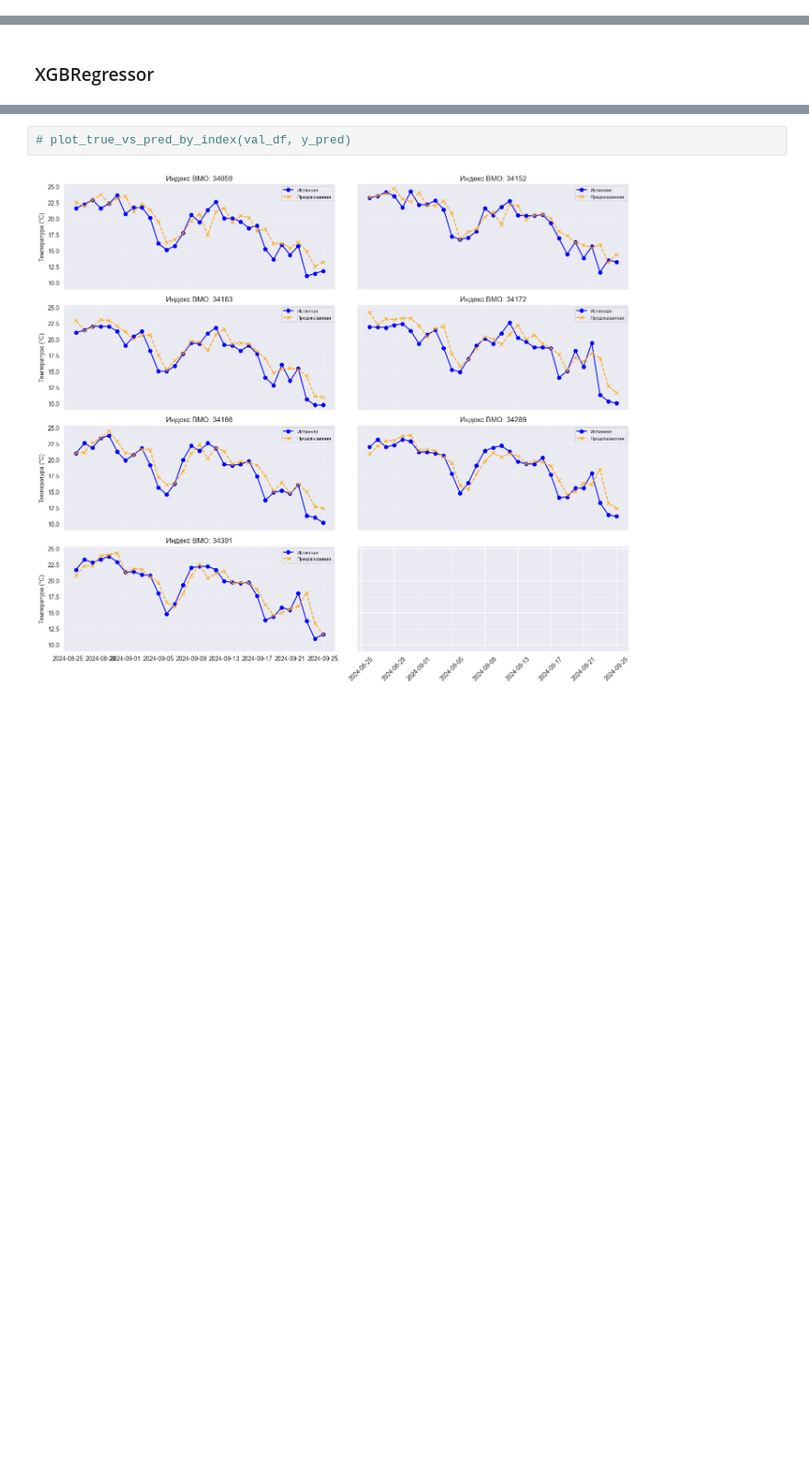
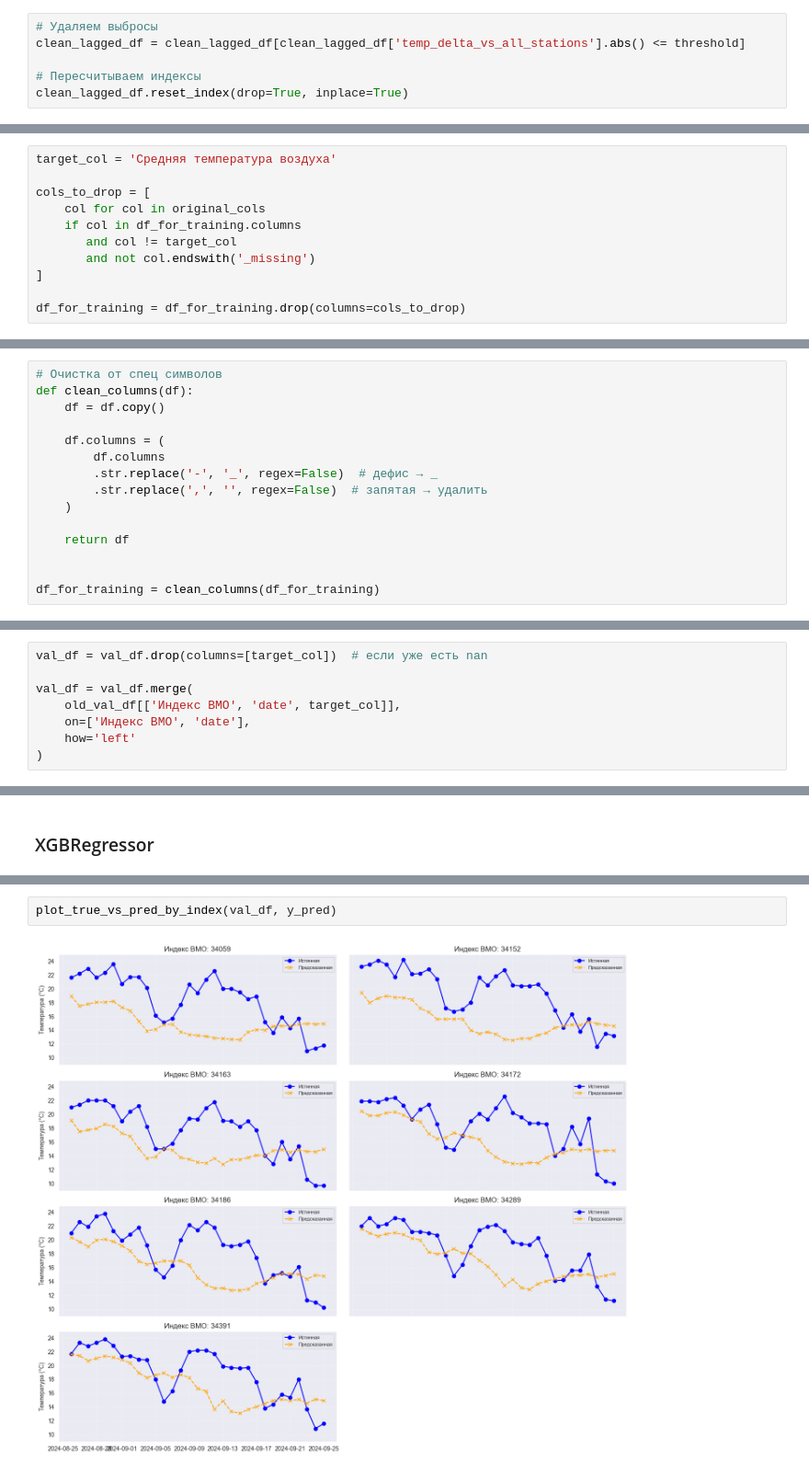
Before and after one commit to Mostov2005/Data-Science-Projects, a Jupyter notebook: Kyrsach/kyrsach.ipynb, the cells around one changed output, grey strips where cells are left out. Shown at 92% size. Cells and saved outputs as stored; diff of their text form; blank space fills up the shorter version.

```diff
--- a/Kyrsach/kyrsach.ipynb
+++ b/Kyrsach/kyrsach.ipynb
@@ -342,0 +515,6 @@ memory usage: 43.5 MB
+# %%
+# Удаляем выбросы
+clean_lagged_df = clean_lagged_df[clean_lagged_df['temp_delta_vs_all_stations'].abs() <= threshold]
+
+# Пересчитываем индексы
+clean_lagged_df.reset_index(drop=True, inplace=True)
@@ -346,0 +563,11 @@ df_for_training = clean_lagged_df.copy()
+# %%
+target_col = 'Средняя температура воздуха'
+
+cols_to_drop = [
+    col for col in original_cols
+    if col in df_for_training.columns
+       and col != target_col
+       and not col.endswith('_missing')
+]
+
+df_for_training = df_for_training.drop(columns=cols_to_drop)
@@ -346,0 +600,15 @@ df_for_training = clean_lagged_df.copy()
+# %%
+# Очистка от спец символов
+def clean_columns(df):
+    df = df.copy()
+
+    df.columns = (
+        df.columns
+        .str.replace('-', '_', regex=False)  # дефис → _
+        .str.replace(',', '', regex=False)  # запятая → удалить
+    )
+
+    return df
+
+
+df_for_training = clean_columns(df_for_training)
@@ -366,0 +672,8 @@ Validation shape: (217, 2)
+# %%
+val_df = val_df.drop(columns=[target_col])  # если уже есть nan
+
+val_df = val_df.merge(
+    old_val_df[['Индекс ВМО', 'date', target_col]],
+    on=['Индекс ВМО', 'date'],
+    how='left'
+)
@@ -682,4 +1122,4 @@ XGBoostError: [18:28:26] C:\actions-runner\_work\xgboost\xgboost\src\data\data.c
 # %%
-# plot_true_vs_pred_by_index(val_df, y_pred)
+plot_true_vs_pred_by_index(val_df, y_pred)
 # %% [output]
-[figure, old version]
+[figure, new version]
```
Also changed, not shown: parts of 113 cells of this notebook, 4 other files.
